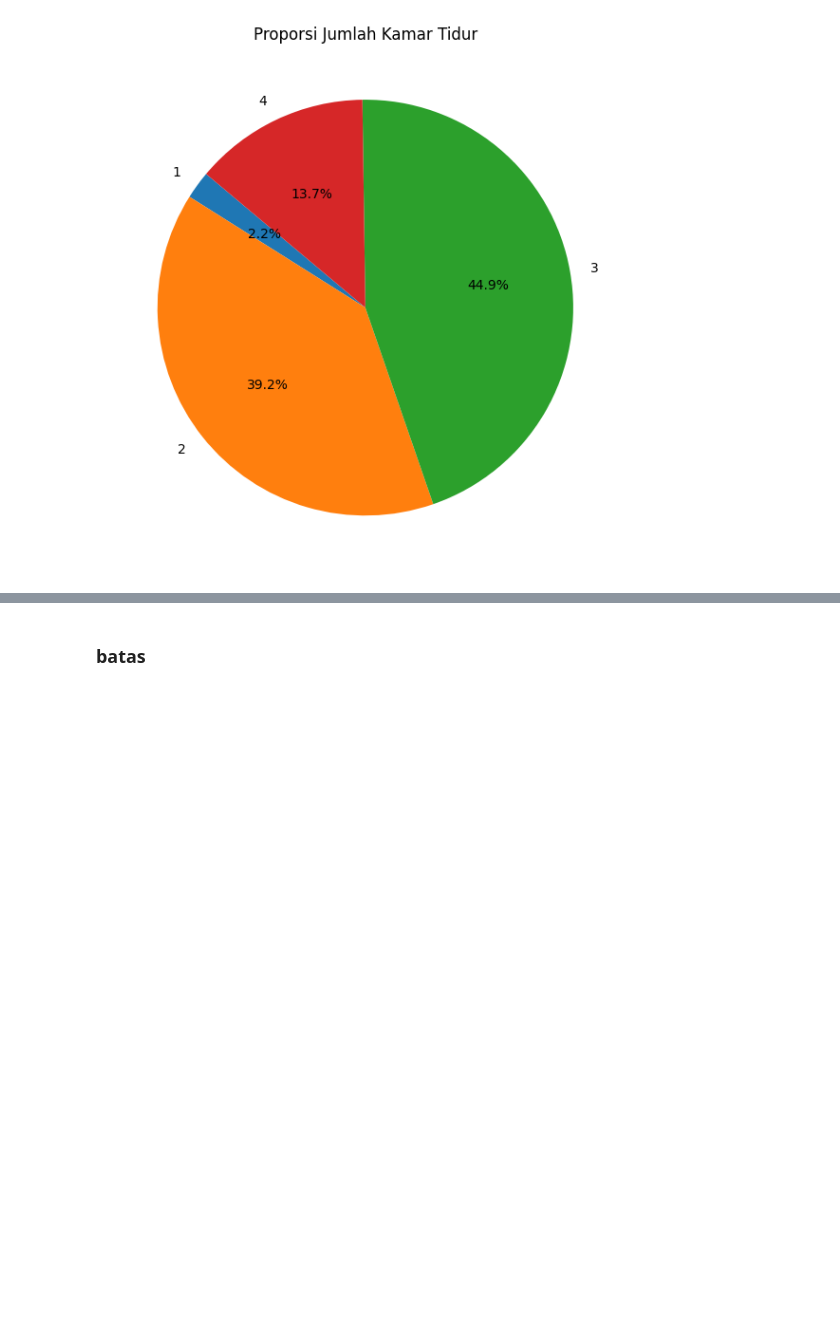
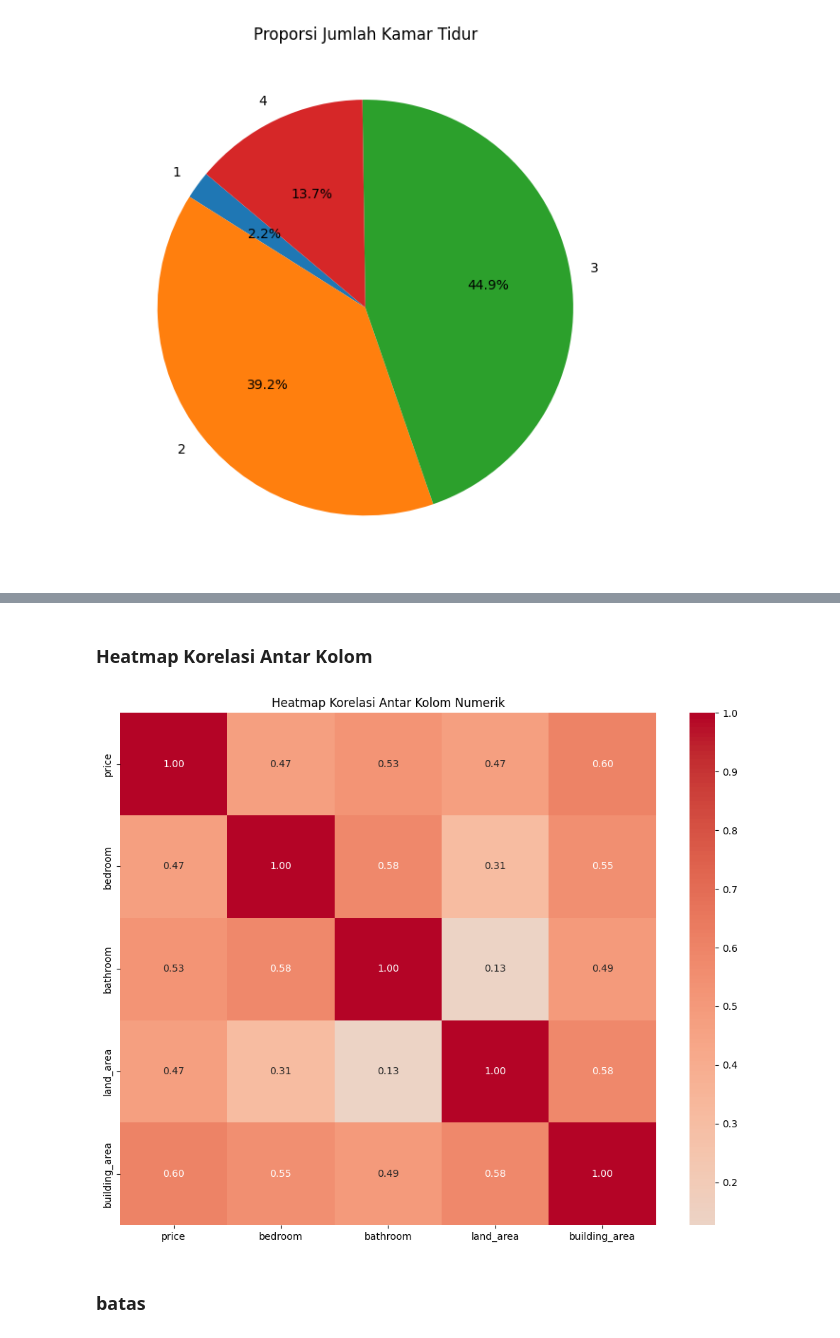
Before and after one commit to romzyalba/house_price_model, a Jupyter notebook: src/notebooks/eda.ipynb, the cells around one changed output, grey strips where cells are left out. Cells and saved outputs as stored; diff of their text form; code cells hidden in the pictures; blank space fills up the shorter version.

Commit message:
add data heatmap correlation

```diff
--- a/src/notebooks/eda.ipynb
+++ b/src/notebooks/eda.ipynb
@@ -586,0 +587,23 @@ with open('../../data/visualisation/learning_curve.json', 'w') as f:
+# %% [markdown]
+### Heatmap Korelasi Antar Kolom
+# %%
+import numpy as np
+import pandas as pd
+import matplotlib.pyplot as plt
+import seaborn as sns
+import json
+
+# Filter kolom numerik
+numeric_cols = rumah123_df.select_dtypes(include=np.number).columns
+
+# Hitung korelasi
+corr_matrix = rumah123_df[numeric_cols].corr()
+
+# Buat heatmap
+plt.figure(figsize=(10, 8))
+sns.heatmap(corr_matrix, annot=True, fmt=".2f", cmap='coolwarm', center=0)
+plt.title('Heatmap Korelasi Antar Kolom Numerik')
+plt.tight_layout()
+plt.show()
+# %% [output]
+[figure, added]
```
Also changed, not shown: parts of 13 cells of this notebook, 6 other files.
